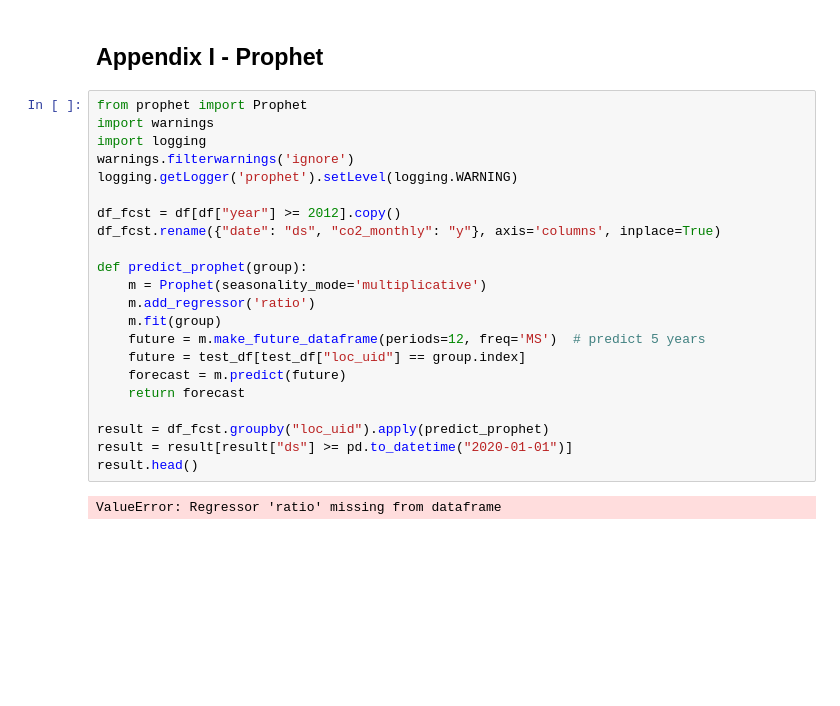
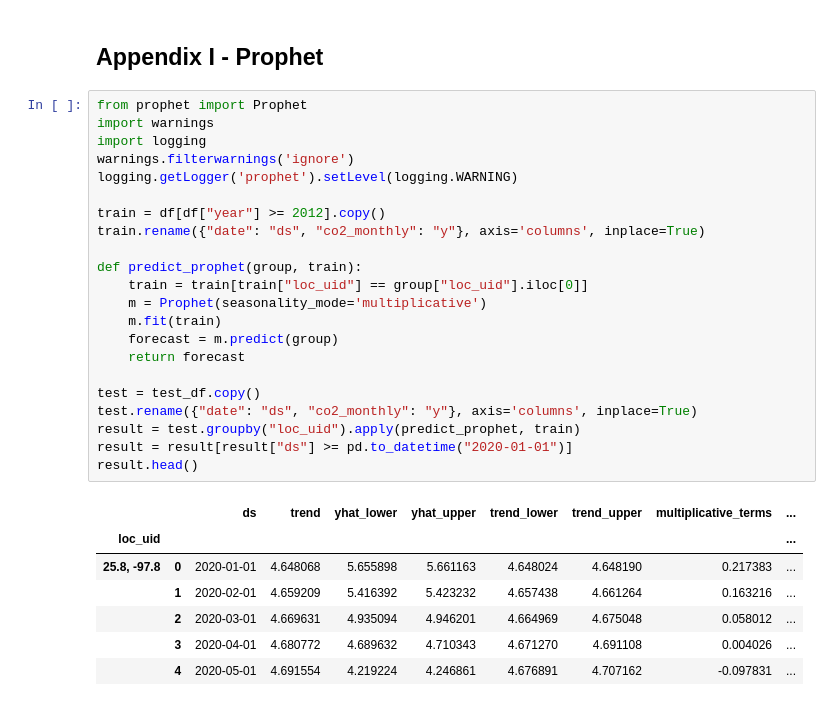
Before and after one commit to alexlach/spe-carbon-challenge, a Jupyter notebook: analysis.ipynb, the cells around one changed output. Cells and saved outputs as stored; diff of their text form; blank space fills up the shorter version.

```diff
--- a/analysis.ipynb
+++ b/analysis.ipynb
@@ -184,27 +184,33 @@ We would like to thank the SPE GCS Data Analytics Study Group for hosting this c
 # %%
 from prophet import Prophet
 import warnings
 import logging
 warnings.filterwarnings('ignore')
 logging.getLogger('prophet').setLevel(logging.WARNING)
 
-df_fcst = df[df["year"] >= 2012].copy()
-df_fcst.rename({"date": "ds", "co2_monthly": "y"}, axis='columns', inplace=True)
+train = df[df["year"] >= 2012].copy()
+train.rename({"date": "ds", "co2_monthly": "y"}, axis='columns', inplace=True)
 
-def predict_prophet(group):
+def predict_prophet(group, train):
+    train = train[train["loc_uid"] == group["loc_uid"].iloc[0]]
     m = Prophet(seasonality_mode='multiplicative')
-    m.add_regressor('ratio')
-    m.fit(group)
-    future = m.make_future_dataframe(periods=12, freq='MS')  # predict 5 years
-    future = test_df[test_df["loc_uid"] == group.index]
-    forecast = m.predict(future)
+    m.fit(train)
+    forecast = m.predict(group)
     return forecast
 
-result = df_fcst.groupby("loc_uid").apply(predict_prophet)
+test = test_df.copy()
+test.rename({"date": "ds", "co2_monthly": "y"}, axis='columns', inplace=True)
+result = test.groupby("loc_uid").apply(predict_prophet, train)
 result = result[result["ds"] >= pd.to_datetime("2020-01-01")]
 result.head()
 # %% [output]
-ValueError: Regressor 'ratio' missing from dataframe
+|  |  | ds | trend | yhat_lower | yhat_upper | trend_lower | trend_upper | multiplicative_terms | ... |
+| loc_uid |  |  |  |  |  |  |  |  | ... |
+| 25.8, -97.8 | 0 | 2020-01-01 | 4.648068 | 5.655898 | 5.661163 | 4.648024 | 4.648190 | 0.217383 | ... |
+|  | 1 | 2020-02-01 | 4.659209 | 5.416392 | 5.423232 | 4.657438 | 4.661264 | 0.163216 | ... |
+|  | 2 | 2020-03-01 | 4.669631 | 4.935094 | 4.946201 | 4.664969 | 4.675048 | 0.058012 | ... |
+|  | 3 | 2020-04-01 | 4.680772 | 4.689632 | 4.710343 | 4.671270 | 4.691108 | 0.004026 | ... |
+|  | 4 | 2020-05-01 | 4.691554 | 4.219224 | 4.246861 | 4.676891 | 4.707162 | -0.097831 | ... |
 # %%
 pred_df = result[["ds", "yhat"]].reset_index().drop("level_1", axis="columns")
 pred_df.head()
```
Also changed, not shown: parts of 2 cells of this notebook.
